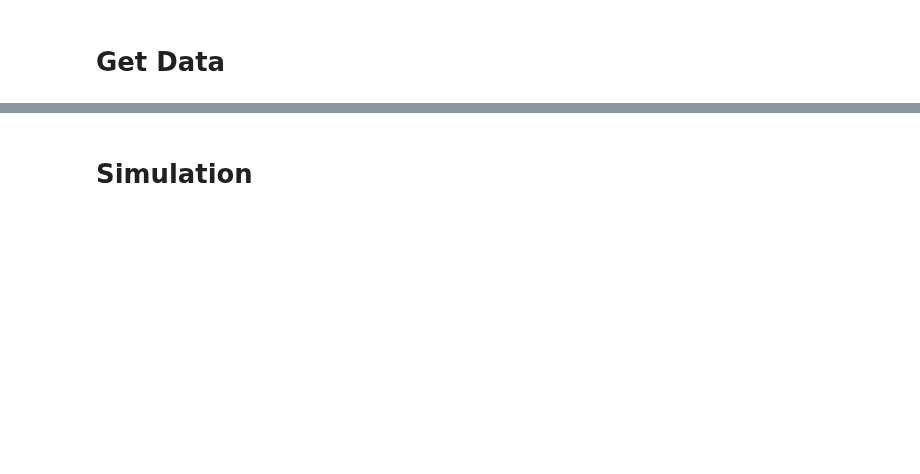
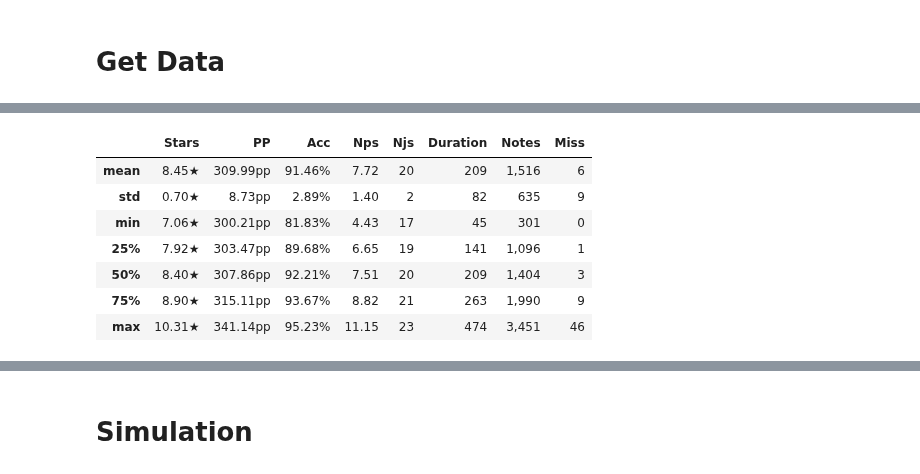
Before and after one commit to hatopopvr/MyPPSimulator, a Jupyter notebook: MyPPSimulator_En.ipynb, the cells around one changed output, grey strips where cells are left out. Cells and saved outputs as stored; diff of their text form; code cells hidden in the pictures; blank space fills up the shorter version.

```diff
--- a/MyPPSimulator_En.ipynb
+++ b/MyPPSimulator_En.ipynb
@@ -1365,3 +1347,93 @@ There are 3 results where Acc is different from the game.
 Use the result of recalculating Acc.
 |  | Hash | Cover | SongName | Difficulty | Stars | Notes | Acc | AccRecalq | AccDiff | AccRank | ... |
 | DateJa |  |  |  |  |  |  |  |  |  |  | ... |
+# %%
+#@title My Stats & Range
+top_n = 100 #@param {type:"slider", min:10, max:100, step:10}
+# -----------------------------
+# Stats
+# -----------------------------
+
+from math import ceil
+cols_temp = ["Stars","PP","Acc","Nps","Njs","Duration","Notes","Miss"]
+df_scores_top_pp = df_scores[cols_temp].sort_values("PP", ascending=False).head(top_n).reset_index(drop=True)# .describe()
+
+star_mean = df_scores_top_pp["Stars"].mean()
+star_std =df_scores_top_pp["Stars"].std()
+nps_mean = df_scores_top_pp["Nps"].mean()
+nps_std =df_scores_top_pp["Nps"].std()
+njs_mean = df_scores_top_pp["Njs"].mean()
+njs_std =df_scores_top_pp["Njs"].std()
+acc_mean = df_scores_top_pp["Acc"].mean()
+acc_std =df_scores_top_pp["Acc"].std()
+pp_mean = df_scores_top_pp["PP"].mean()
+pp_std =df_scores_top_pp["PP"].std()
+
+df_scores_top_pp.reset_index(drop=True)
+df_stats = df_scores_top_pp.describe()#.drop('count', inplace=True)
+df_stats.drop('count', inplace=True)
+
+caption_msg = "My Top {} PPs Stats - {} - {}".format(top_n, tz_ja.strftime("%Y.%m.%d"), df_info["name"][0])
+
+display(df_stats.style.set_table_styles(styles_data
+                                        # ).background_gradient(subset=['+PP'], cmap='coolwarm'
+                                        ).format(style_format
+                                        ).set_caption(caption_msg #"Playlist Simulation (now:{:,.2f}pp->target:{:,.2f}pp) - method:{} - {} - {}".format(now_pp, target_total_pp, pp_eat_target, tz_ja.strftime("%Y.%m.%d"), df_info["name"][0])
+                                        ).set_table_styles(caption_styles)
+)
+
+print("\n")
+
+import pandas as pd
+
+star_start = ceil((star_mean - star_std)*10)/10
+star_end = round(star_mean + star_std, 1)
+
+# DataFrameを作成
+stats2 = {
+        'star_start': [ceil((star_mean - star_std)*10)/10],
+        'star_mean': [round(star_mean, 1)],
+        'star_end': [round(star_mean + star_std, 1)],
+        'nps_start': [ceil((nps_mean - nps_std)*10)/10],
+        'nps_mean': [round(nps_mean, 1)],
+        'nps_end': [round(nps_mean + nps_std, 1)],
+        'njs_start': [ceil((njs_mean - njs_std))],
+        'njs_mean': [round(njs_mean, 0)],
+        'njs_end': [round(njs_mean + njs_std, 0)],
+        'acc_start': [ceil((acc_mean - acc_std)*10)/10],
+        'acc_mean': [round(acc_mean, 1)],
+        'acc_end': [round(acc_mean + acc_std, 1)],
+        'pp_start': [ceil((pp_mean - pp_std))],
+        'pp_mean': [ceil(pp_mean)],
+        'pp_end': [ceil(pp_mean + pp_std)],
+        'Player': [df_info["name"][0]],
+         }
+
+
+df_stats2 = pd.DataFrame(stats2)
+
+def func_stats_2(x):
+    star_start = x[0]
+    star_end = x[1]
+    nps_start = x[2]
+    nps_end = x[3]
+    njs_start = x[4]
+    njs_end = x[5]
+    return "{:,.1f}-{:,.1f}★".format(star_start, star_end),"{:,.1f}-{:,.1f}".format(nps_start, nps_end),"{:,.0f}-{:,.0f}".format(njs_start, njs_end)
+
+
+df_stats2[['Stars', 'Nps', 'Njs']] = df_stats2[['star_start',
+                                                'star_end',
+                                                'nps_start',
+                                                'nps_end',
+                                                'njs_start',
+                                                'njs_end'
+                                                ]].apply(func_stats_2, axis=1, result_type='expand')
+
+caption_msg = "My Eat Range"
+
+display(df_stats2[['Stars', 'Nps', 'Njs','Player']].style.set_table_styles(styles_data
+                                        ).set_caption(caption_msg
+                                        ).set_table_styles(caption_styles)
+)
+# %% [output]
@@ -1367,0 +1442,8 @@ Use the result of recalculating Acc.
+|  | Stars | PP | Acc | Nps | Njs | Duration | Notes | Miss |
+| mean | 8.45★ | 309.99pp | 91.46% | 7.72 | 20 | 209 | 1,516 | 6 |
+| std | 0.70★ | 8.73pp | 2.89% | 1.40 | 2 | 82 | 635 | 9 |
+| min | 7.06★ | 300.21pp | 81.83% | 4.43 | 17 | 45 | 301 | 0 |
+| 25% | 7.92★ | 303.47pp | 89.68% | 6.65 | 19 | 141 | 1,096 | 1 |
+| 50% | 8.40★ | 307.86pp | 92.21% | 7.51 | 20 | 209 | 1,404 | 3 |
+| 75% | 8.90★ | 315.11pp | 93.67% | 8.82 | 21 | 263 | 1,990 | 9 |
+| max | 10.31★ | 341.14pp | 95.23% | 11.15 | 23 | 474 | 3,451 | 46 |
```
Also changed, not shown: parts of 8 cells of this notebook.
